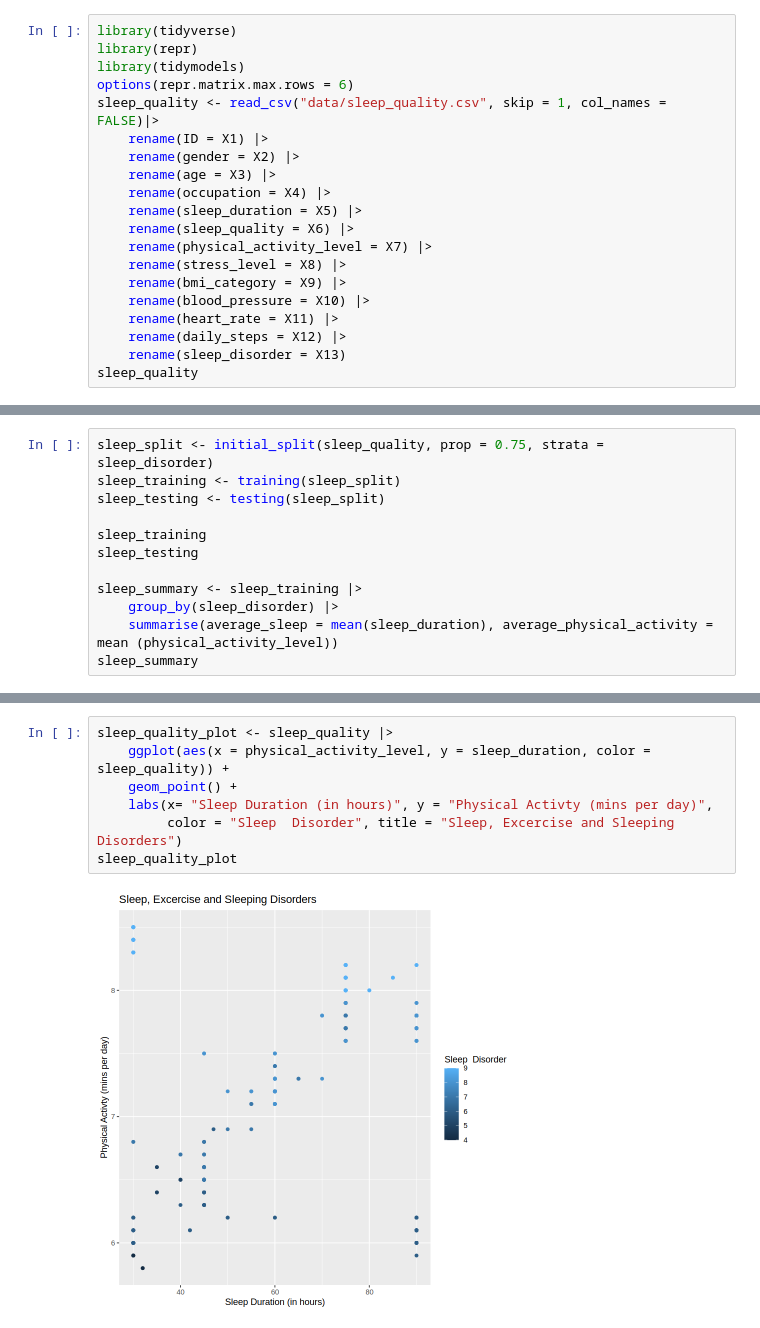
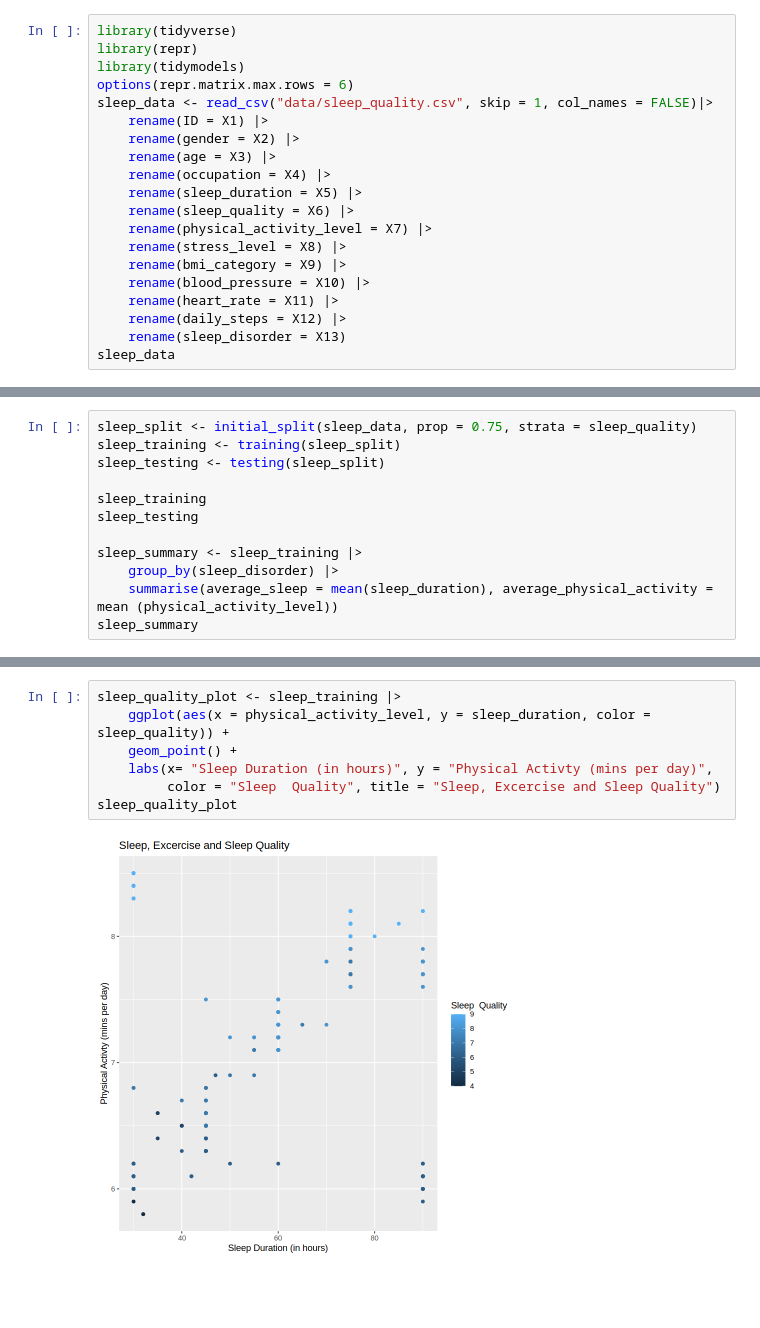
Before and after one commit to alecneme/group_project_14, a Jupyter notebook: Group_proposal.ipynb, the cells around one changed output, grey strips where cells are left out. Cells and saved outputs as stored; diff of their text form; blank space fills up the shorter version.

```diff
--- a/Group_proposal.ipynb
+++ b/Group_proposal.ipynb
@@ -3,7 +19,7 @@ library(tidyverse)
 library(repr)
 library(tidymodels)
 options(repr.matrix.max.rows = 6)
-sleep_quality <- read_csv("data/sleep_quality.csv", skip = 1, col_names = FALSE)|>
+sleep_data <- read_csv("data/sleep_quality.csv", skip = 1, col_names = FALSE)|>
     rename(ID = X1) |>
     rename(gender = X2) |>
     rename(age = X3) |>
@@ -17,7 +33,7 @@ sleep_quality <- read_csv("data/sleep_quality.csv", skip = 1, col_names = FALSE)
     rename(heart_rate = X11) |>
     rename(daily_steps = X12) |>
     rename(sleep_disorder = X13)
-sleep_quality
+sleep_data
 # %% [output]
 Rows: 374 Columns: 13
 ── Column specification ────────────────────────────────────────────────────────
@@ -38,7 +54,7 @@ A spec_tbl_df: 374 × 13
 | 373 | Female | 59 | Nurse | 8.1 | 9 | 75 | 3 | ... |
 | 374 | Female | 59 | Nurse | 8.1 | 9 | 75 | 3 | ... |
 # %%
-sleep_split <- initial_split(sleep_quality, prop = 0.75, strata = sleep_disorder)
+sleep_split <- initial_split(sleep_data, prop = 0.75, strata = sleep_quality)
 sleep_training <- training(sleep_split)
 sleep_testing <- testing(sleep_split)
 
@@ -79,9 +95,9 @@ A tibble: 3 × 3
 # %%
-sleep_quality_plot <- sleep_quality |>
+sleep_quality_plot <- sleep_training |>
     ggplot(aes(x = physical_activity_level, y = sleep_duration, color = sleep_quality)) +
     geom_point() +
     labs(x= "Sleep Duration (in hours)", y = "Physical Activty (mins per day)",
-         color = "Sleep  Disorder", title = "Sleep, Excercise and Sleeping Disorders")
+         color = "Sleep  Quality", title = "Sleep, Excercise and Sleep Quality")
 sleep_quality_plot
 # %% [output]
-[figure, old version]
+[figure, new version]
```
Also changed, not shown: parts of 3 cells of this notebook.
